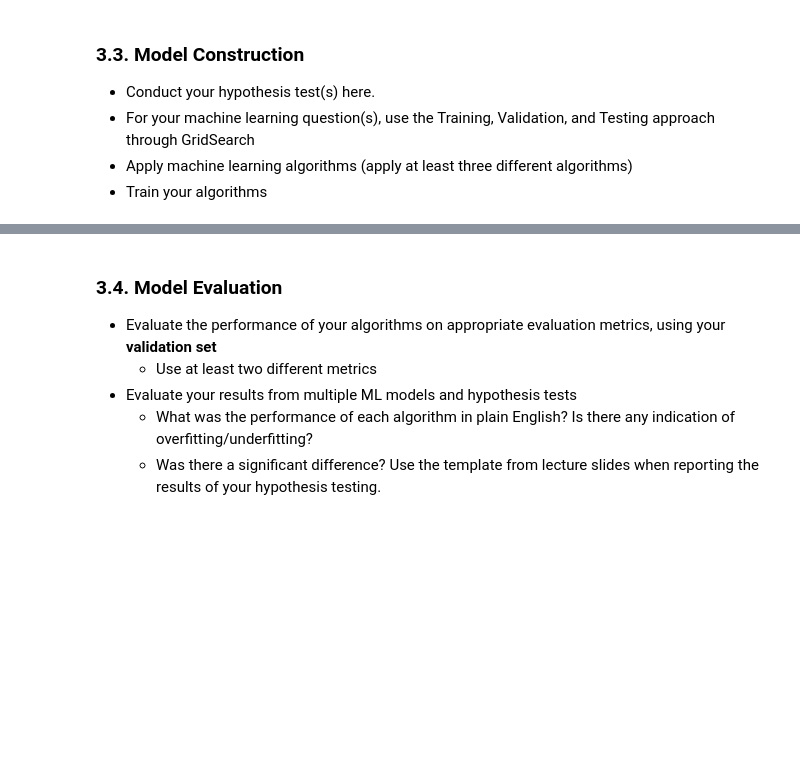
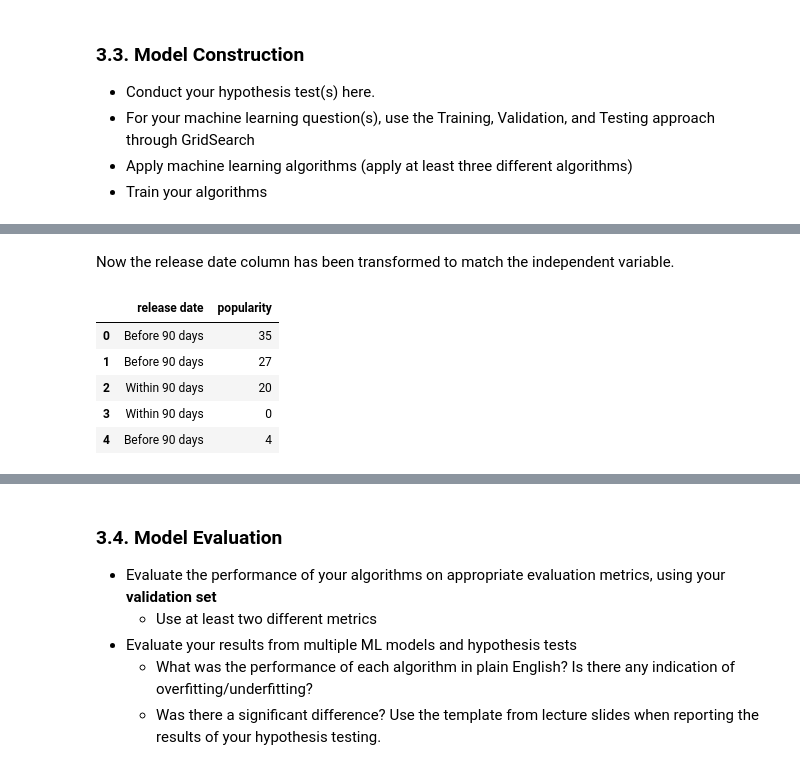
Before and after one commit to sam-zlota/DS3000-Final-Project, a Jupyter notebook: DS3000_FP4_Section02_Group7.ipynb, the cells around one changed output, grey strips where cells are left out. Saved outputs shown, nothing was run; the diff lists cells and outputs as text; code cells hidden in the pictures; blank space fills up the shorter version.

```diff
--- a/DS3000_FP4_Section02_Group7.ipynb
+++ b/DS3000_FP4_Section02_Group7.ipynb
@@ -397,0 +493,11 @@ len(features)
+# %% [markdown]
+Now the release date column has been transformed to match the independent variable.
+# %%
+data.head()
+# %% [output]
+|  | release date | popularity |
+| 0 | Before 90 days | 35 |
+| 1 | Before 90 days | 27 |
+| 2 | Within 90 days | 20 |
+| 3 | Within 90 days | 0 |
+| 4 | Before 90 days | 4 |
```
Also changed, not shown: parts of 46 cells of this notebook.
